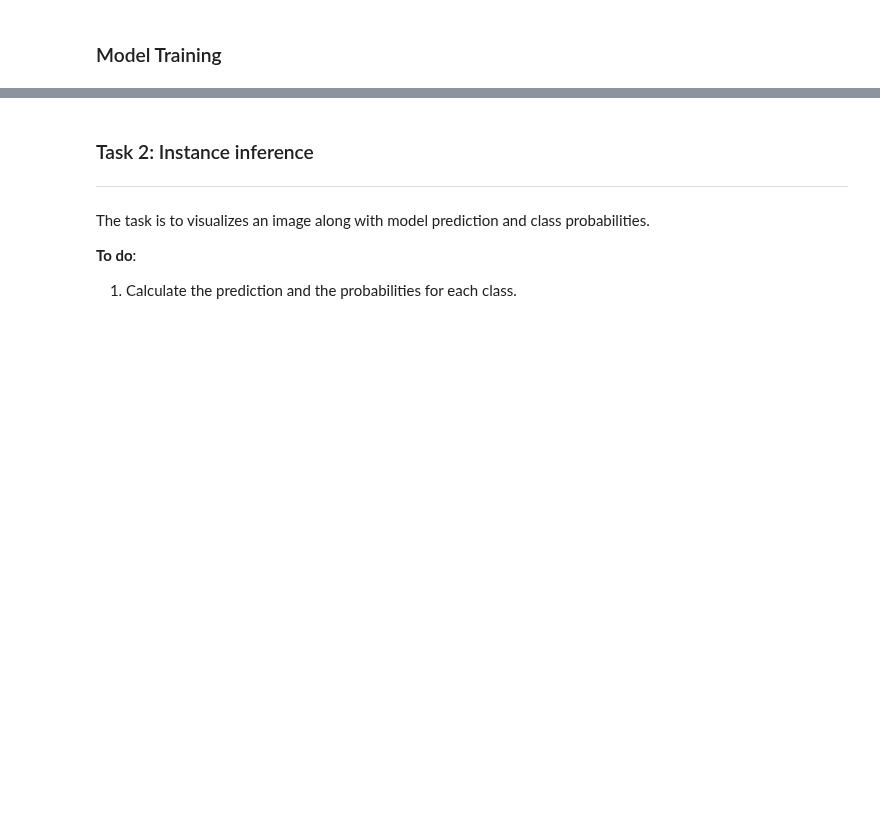
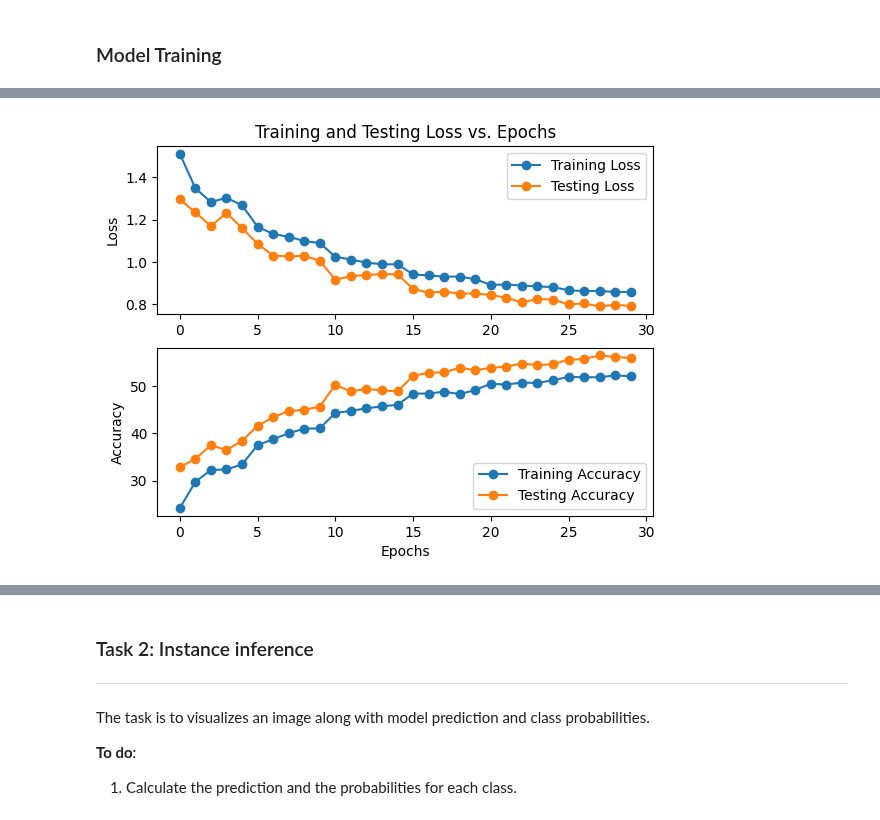
Before and after one commit to SustechSTA303/STA303-Assignment01, a Jupyter notebook: Assignment01.ipynb, the cells around one changed output, grey strips where cells are left out. Saved outputs shown, nothing was run; the diff lists cells and outputs as text; code cells hidden in the pictures; blank space fills up the shorter version.

```diff
--- a/Assignment01.ipynb
+++ b/Assignment01.ipynb
@@ -256,0 +603,7 @@ for epoch in range(NUM_EPOCHS):
+# %%
+model = ConvNet()
+model.to(device)
+optimizer = optim.SGD(model.parameters(), lr=LEARNING_RATE, momentum=MOMENTUM)
+scheduler = torch.optim.lr_scheduler.StepLR(optimizer, step_size=STEP, gamma=GAMMA)
+loss_func = loss_function_4  # 选择要调用的损失函数
+training_loss, training_acc, testing_loss, testing_acc = train_and_test_model(loss_func)
@@ -256,0 +628,43 @@ for epoch in range(NUM_EPOCHS):
+# %%
+# 定义四个数组
+train_loss_list4 = []
+test_loss_list4 = []
+train_acc_list4 = []
+test_acc_list4 = []
+
+# 将训练损失和准确率添加到相应的列表中
+for loss in training_loss:
+    train_loss_list4.append(loss)
+
+for loss in testing_loss:
+    test_loss_list4.append(loss)
+
+for acc in training_acc:
+    train_acc_list4.append(100 * acc)
+
+for acc in testing_acc:
+    test_acc_list4.append(100 * acc)
+
+# 迭代了NUM_EPOCHS次
+x = range(0, NUM_EPOCHS)
+
+# 绘制训练损失和测试损失
+plt.subplot(2, 1, 1)
+plt.plot(x, train_loss_list4, label='Training Loss', marker='o')
+plt.plot(x, test_loss_list4, label='Testing Loss', marker='o')
+plt.title('Training and Testing Loss vs. Epochs')
+plt.ylabel('Loss')
+plt.legend()
+
+# 绘制训练准确率和测试准确率
+plt.subplot(2, 1, 2)
+plt.plot(x, train_acc_list4, label='Training Accuracy', marker='o')
+plt.plot(x, test_acc_list4, label='Testing Accuracy', marker='o')
+plt.xlabel('Epochs')
+plt.ylabel('Accuracy')
+plt.legend()
+
+# 显示图形
+plt.show()
+# %% [output]
+[figure, added]
```
Also changed, not shown: parts of 28 cells of this notebook.
